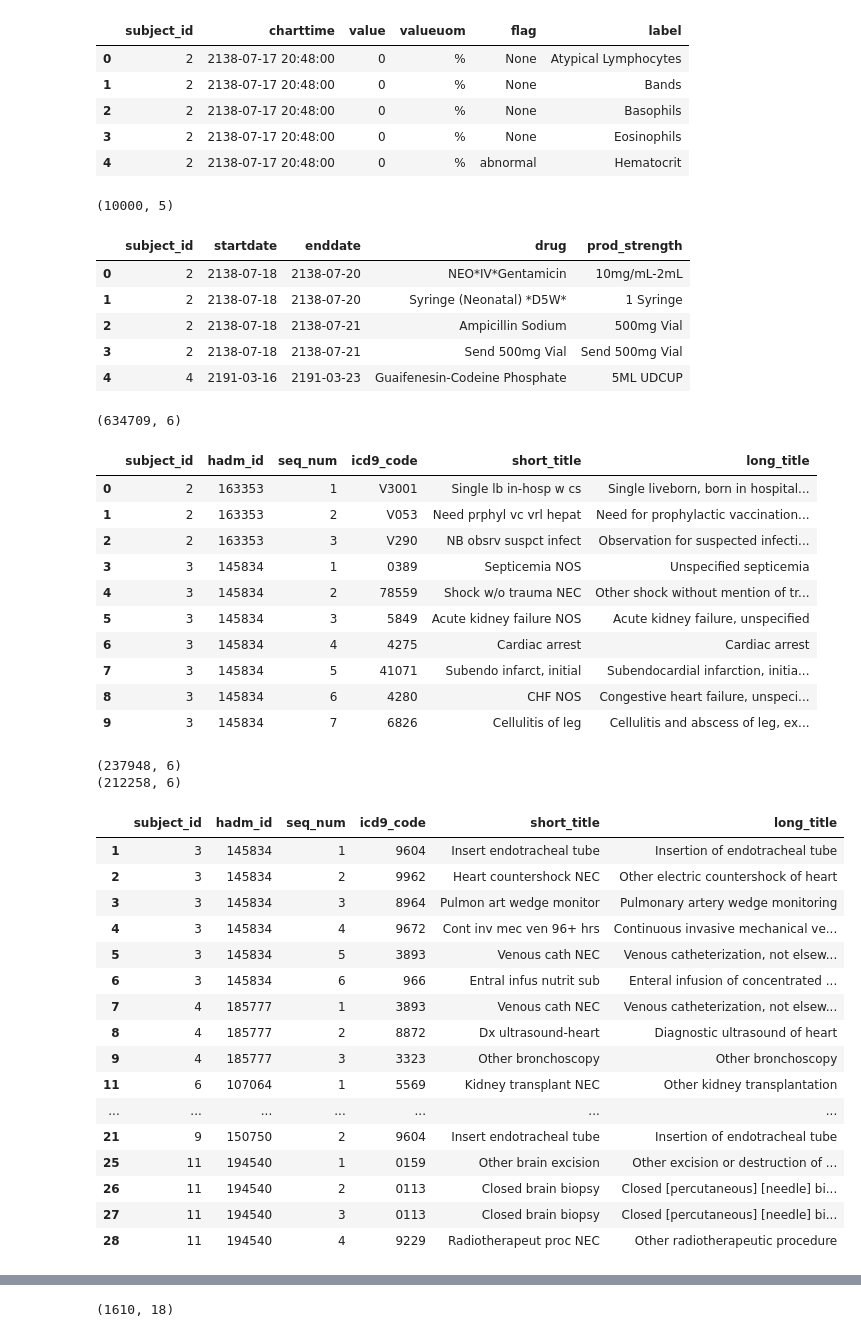
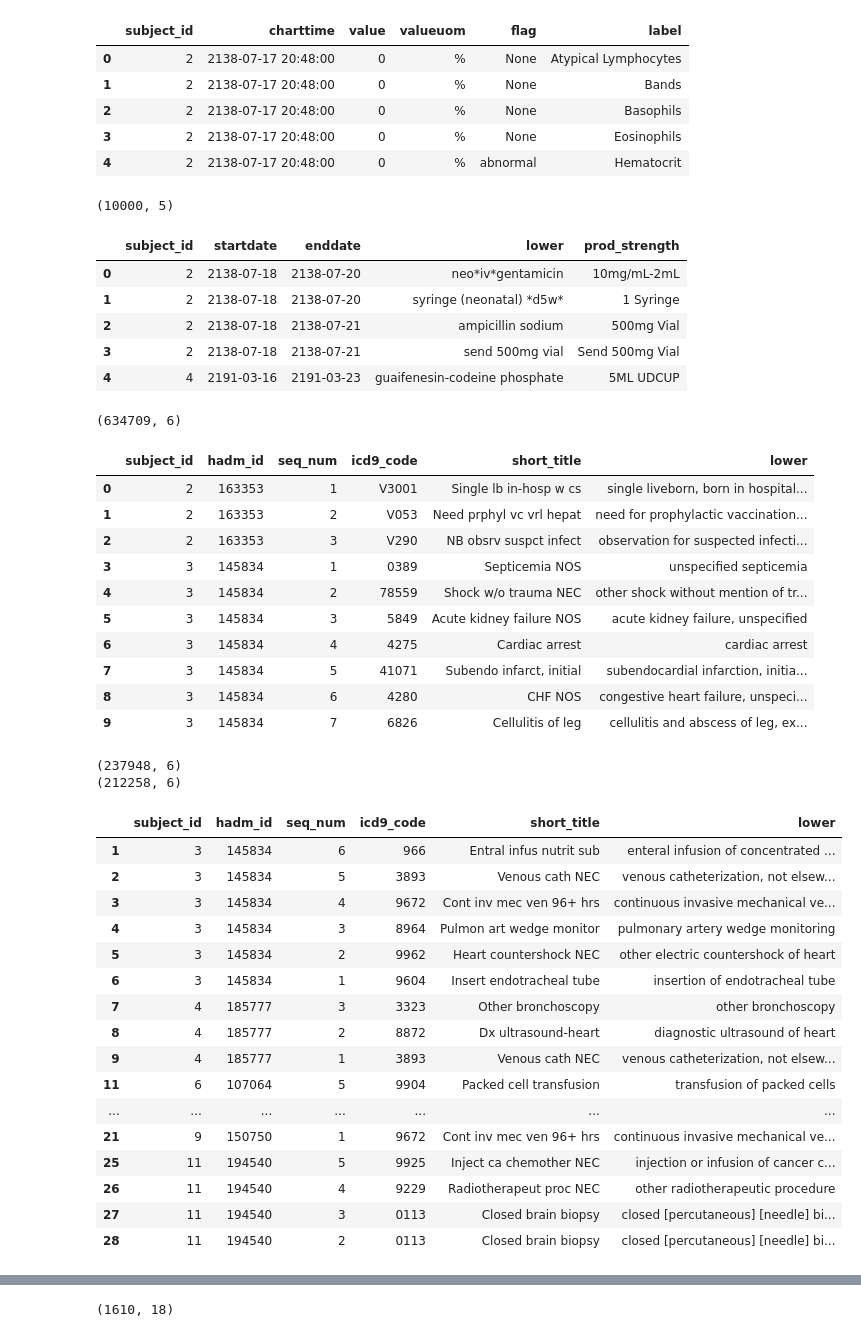
Before and after one commit to amin-nejad/mimic-text-generation, a Jupyter notebook: 03_preprocess_discharge_summaries.ipynb, the cells around one changed output, grey strips where cells are left out. Saved outputs shown, nothing was run; the diff lists cells and outputs as text; code cells hidden in the pictures.

```diff
--- a/03_preprocess_discharge_summaries.ipynb
+++ b/03_preprocess_discharge_summaries.ipynb
@@ -377,7 +442,7 @@ df_labitems.head()
 # prescriptions data
 
 df_prescriptions = pd.read_sql_query('''
-  SELECT subject_id, startdate, enddate, drug, prod_strength
+  SELECT subject_id, startdate, enddate, LOWER(drug), prod_strength
   FROM prescriptions
   ORDER BY subject_id
   LIMIT 10000;
@@ -387,17 +452,17 @@ print(df_prescriptions.shape)
 df_prescriptions.head()
 # %% [output]
 (10000, 5)
-|  | subject_id | startdate | enddate | drug | prod_strength |
-| 0 | 2 | 2138-07-18 | 2138-07-20 | NEO*IV*Gentamicin | 10mg/mL-2mL |
-| 1 | 2 | 2138-07-18 | 2138-07-20 | Syringe (Neonatal) *D5W* | 1 Syringe |
-| 2 | 2 | 2138-07-18 | 2138-07-21 | Ampicillin Sodium | 500mg Vial |
-| 3 | 2 | 2138-07-18 | 2138-07-21 | Send 500mg Vial | Send 500mg Vial |
-| 4 | 4 | 2191-03-16 | 2191-03-23 | Guaifenesin-Codeine Phosphate | 5ML UDCUP |
+|  | subject_id | startdate | enddate | lower | prod_strength |
+| 0 | 2 | 2138-07-18 | 2138-07-20 | neo*iv*gentamicin | 10mg/mL-2mL |
+| 1 | 2 | 2138-07-18 | 2138-07-20 | syringe (neonatal) *d5w* | 1 Syringe |
+| 2 | 2 | 2138-07-18 | 2138-07-21 | ampicillin sodium | 500mg Vial |
+| 3 | 2 | 2138-07-18 | 2138-07-21 | send 500mg vial | Send 500mg Vial |
+| 4 | 4 | 2191-03-16 | 2191-03-23 | guaifenesin-codeine phosphate | 5ML UDCUP |
 # %%
 # diagnoses data
 
 df_diagnoses = pd.read_sql_query('''
-  SELECT d.subject_id, d.hadm_id, d.seq_num, d.icd9_code, icd.short_title, icd.long_title
+  SELECT d.subject_id, d.hadm_id, d.seq_num, d.icd9_code, icd.short_title, LOWER(icd.long_title)
   FROM diagnoses_icd d
   INNER JOIN d_icd_diagnoses icd
   USING (icd9_code)
@@ -409,55 +474,55 @@ print(df_diagnoses.shape)
 df_diagnoses.head(10)
 # %% [output]
 (634709, 6)
-|  | subject_id | hadm_id | seq_num | icd9_code | short_title | long_title |
-| 0 | 2 | 163353 | 1 | V3001 | Single lb in-hosp w cs | Single liveborn, born in hospital... |
-| 1 | 2 | 163353 | 2 | V053 | Need prphyl vc vrl hepat | Need for prophylactic vaccination... |
-| 2 | 2 | 163353 | 3 | V290 | NB obsrv suspct infect | Observation for suspected infecti... |
-| 3 | 3 | 145834 | 1 | 0389 | Septicemia NOS | Unspecified septicemia |
-| 4 | 3 | 145834 | 2 | 78559 | Shock w/o trauma NEC | Other shock without mention of tr... |
-| 5 | 3 | 145834 | 3 | 5849 | Acute kidney failure NOS | Acute kidney failure, unspecified |
-| 6 | 3 | 145834 | 4 | 4275 | Cardiac arrest | Cardiac arrest |
-| 7 | 3 | 145834 | 5 | 41071 | Subendo infarct, initial | Subendocardial infarction, initia... |
-| 8 | 3 | 145834 | 6 | 4280 | CHF NOS | Congestive heart failure, unspeci... |
-| 9 | 3 | 145834 | 7 | 6826 | Cellulitis of leg | Cellulitis and abscess of leg, ex... |
+|  | subject_id | hadm_id | seq_num | icd9_code | short_title | lower |
+| 0 | 2 | 163353 | 1 | V3001 | Single lb in-hosp w cs | single liveborn, born in hospital... |
+| 1 | 2 | 163353 | 2 | V053 | Need prphyl vc vrl hepat | need for prophylactic vaccination... |
+| 2 | 2 | 163353 | 3 | V290 | NB obsrv suspct infect | observation for suspected infecti... |
+| 3 | 3 | 145834 | 1 | 0389 | Septicemia NOS | unspecified septicemia |
+| 4 | 3 | 145834 | 2 | 78559 | Shock w/o trauma NEC | other shock without mention of tr... |
+| 5 | 3 | 145834 | 3 | 5849 | Acute kidney failure NOS | acute kidney failure, unspecified |
+| 6 | 3 | 145834 | 4 | 4275 | Cardiac arrest | cardiac arrest |
+| 7 | 3 | 145834 | 5 | 41071 | Subendo infarct, initial | subendocardial infarction, initia... |
+| 8 | 3 | 145834 | 6 | 4280 | CHF NOS | congestive heart failure, unspeci... |
+| 9 | 3 | 145834 | 7 | 6826 | Cellulitis of leg | cellulitis and abscess of leg, ex... |
 # %%
 # procedures data
 
 hadm_proc_subset = list(pd.read_csv('data/df_proc_hadm_ids.csv', sep=',')['hadm_id'])
 
 df_procedures = pd.read_sql_query('''
-  SELECT p.subject_id, p.hadm_id, p.seq_num, p.icd9_code, icd.short_title, icd.long_title
+  SELECT p.subject_id, p.hadm_id, p.seq_num, p.icd9_code, icd.short_title, LOWER(icd.long_title)
   FROM procedures_icd p
   INNER JOIN d_icd_procedures icd
   USING (icd9_code)
-  ORDER BY p.subject_id, p.seq_num
+  ORDER BY p.subject_id, p.seq_num DESC
   --LIMIT 10000;
 ''', cnx)
 
 print(df_procedures.shape)
 df_procedures = df_procedures[df_procedures['hadm_id'].isin(hadm_proc_subset)]
 print(df_procedures.shape)
 df_procedures.head(20)
 # %% [output]
 (237948, 6)
 (212258, 6)
-|  | subject_id | hadm_id | seq_num | icd9_code | short_title | long_title |
-| 1 | 3 | 145834 | 1 | 9604 | Insert endotracheal tube | Insertion of endotracheal tube |
-| 2 | 3 | 145834 | 2 | 9962 | Heart countershock NEC | Other electric countershock of heart |
-| 3 | 3 | 145834 | 3 | 8964 | Pulmon art wedge monitor | Pulmonary artery wedge monitoring |
-| 4 | 3 | 145834 | 4 | 9672 | Cont inv mec ven 96+ hrs | Continuous invasive mechanical ve... |
-| 5 | 3 | 145834 | 5 | 3893 | Venous cath NEC | Venous catheterization, not elsew... |
-| 6 | 3 | 145834 | 6 | 966 | Entral infus nutrit sub | Enteral infusion of concentrated ... |
-| 7 | 4 | 185777 | 1 | 3893 | Venous cath NEC | Venous catheterization, not elsew... |
-| 8 | 4 | 185777 | 2 | 8872 | Dx ultrasound-heart | Diagnostic ultrasound of heart |
-| 9 | 4 | 185777 | 3 | 3323 | Other bronchoscopy | Other bronchoscopy |
-| 11 | 6 | 107064 | 1 | 5569 | Kidney transplant NEC | Other kidney transplantation |
+|  | subject_id | hadm_id | seq_num | icd9_code | short_title | lower |
+| 1 | 3 | 145834 | 6 | 966 | Entral infus nutrit sub | enteral infusion of concentrated ... |
+| 2 | 3 | 145834 | 5 | 3893 | Venous cath NEC | venous catheterization, not elsew... |
+| 3 | 3 | 145834 | 4 | 9672 | Cont inv mec ven 96+ hrs | continuous invasive mechanical ve... |
+| 4 | 3 | 145834 | 3 | 8964 | Pulmon art wedge monitor | pulmonary artery wedge monitoring |
+| 5 | 3 | 145834 | 2 | 9962 | Heart countershock NEC | other electric countershock of heart |
+| 6 | 3 | 145834 | 1 | 9604 | Insert endotracheal tube | insertion of endotracheal tube |
+| 7 | 4 | 185777 | 3 | 3323 | Other bronchoscopy | other bronchoscopy |
+| 8 | 4 | 185777 | 2 | 8872 | Dx ultrasound-heart | diagnostic ultrasound of heart |
+| 9 | 4 | 185777 | 1 | 3893 | Venous cath NEC | venous catheterization, not elsew... |
+| 11 | 6 | 107064 | 5 | 9904 | Packed cell transfusion | transfusion of packed cells |
 | ... | ... | ... | ... | ... | ... | ... |
-| 21 | 9 | 150750 | 2 | 9604 | Insert endotracheal tube | Insertion of endotracheal tube |
-| 25 | 11 | 194540 | 1 | 0159 | Other brain excision | Other excision or destruction of ... |
-| 26 | 11 | 194540 | 2 | 0113 | Closed brain biopsy | Closed [percutaneous] [needle] bi... |
-| 27 | 11 | 194540 | 3 | 0113 | Closed brain biopsy | Closed [percutaneous] [needle] bi... |
-| 28 | 11 | 194540 | 4 | 9229 | Radiotherapeut proc NEC | Other radiotherapeutic procedure |
+| 21 | 9 | 150750 | 1 | 9672 | Cont inv mec ven 96+ hrs | continuous invasive mechanical ve... |
+| 25 | 11 | 194540 | 5 | 9925 | Inject ca chemother NEC | injection or infusion of cancer c... |
+| 26 | 11 | 194540 | 4 | 9229 | Radiotherapeut proc NEC | other radiotherapeutic procedure |
+| 27 | 11 | 194540 | 3 | 0113 | Closed brain biopsy | closed [percutaneous] [needle] bi... |
+| 28 | 11 | 194540 | 2 | 0113 | Closed brain biopsy | closed [percutaneous] [needle] bi... |
 # %%
 # microbiology data
 
```
Also changed, not shown: parts of 24 cells of this notebook.
